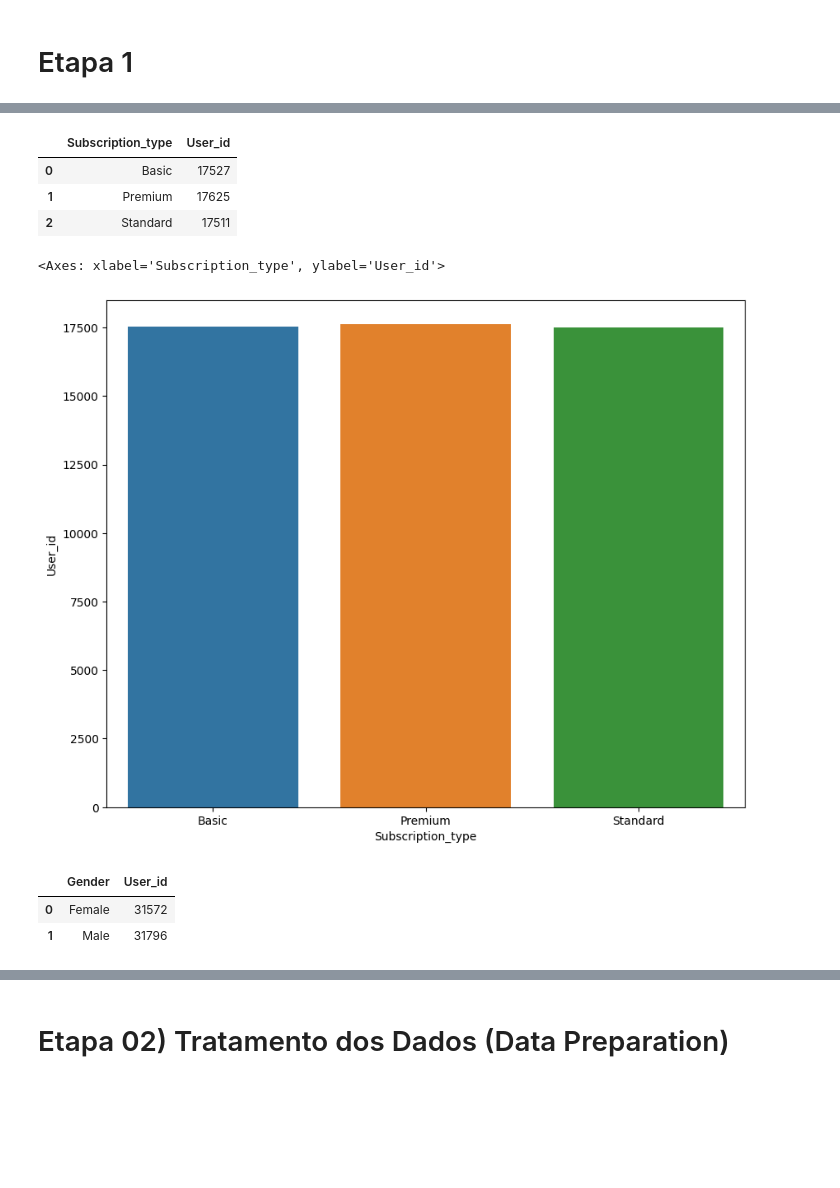
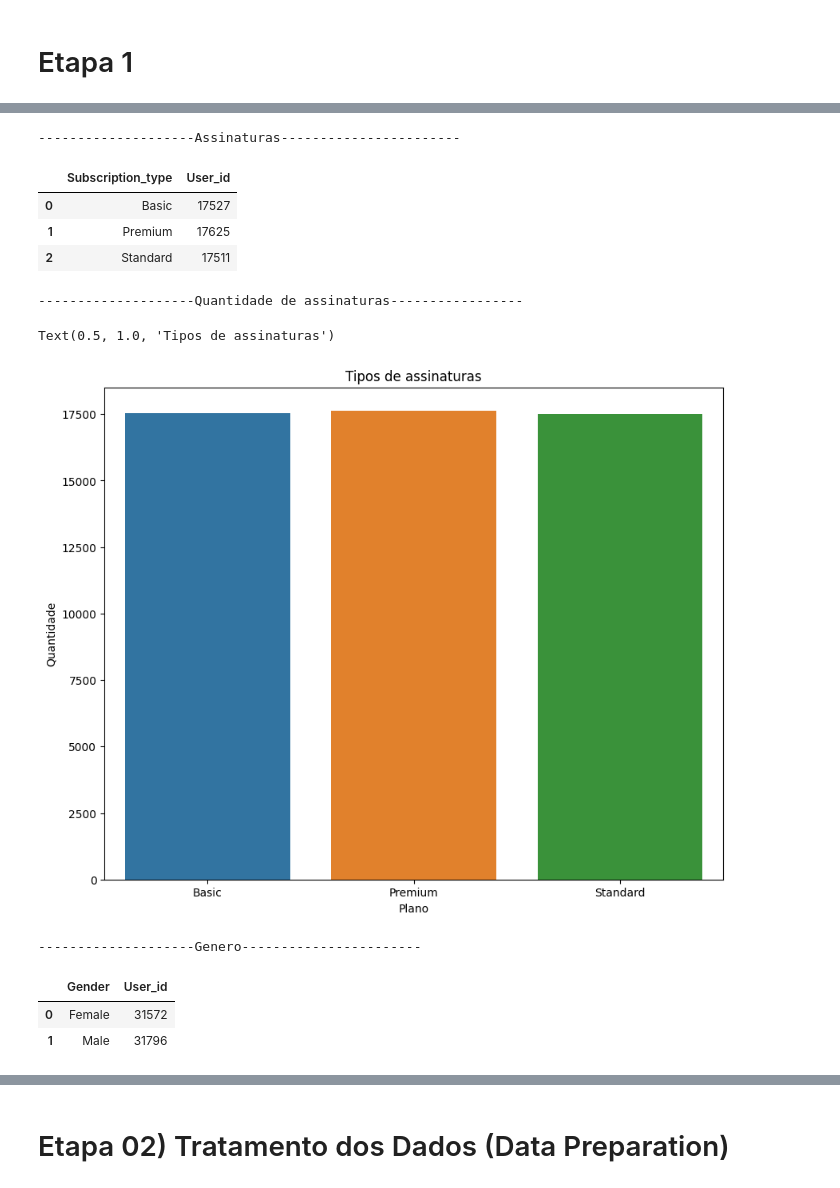
Before and after one commit to VictorVdoS/DNC, a Jupyter notebook: Desafio_6_Preveja_os_usuários_com_alta_chance_de_deixar_seu_Streaming.ipynb, the cells around one changed output, grey strips where cells are left out. Saved outputs shown, nothing was run; the diff lists cells and outputs as text; code cells hidden in the pictures; blank space fills up the shorter version.

```diff
--- a/Desafio_6_Preveja_os_usuários_com_alta_chance_de_deixar_seu_Streaming.ipynb
+++ b/Desafio_6_Preveja_os_usuários_com_alta_chance_de_deixar_seu_Streaming.ipynb
@@ -255,23 +281,35 @@ dtype: int64
 # %%
+#Classificação de assinatura
+print('--------------------Assinaturas-----------------------\n')
 streaming_calc = streaming.groupby('Subscription_type')['User_id'].count().reset_index()
 streaming_calc = pd.DataFrame(streaming_calc)
 streaming_calc
 # %% [output]
+--------------------Assinaturas-----------------------
 |  | Subscription_type | User_id |
 | 0 | Basic | 17527 |
 | 1 | Premium | 17625 |
 | 2 | Standard | 17511 |
 # %%
+#Quantidade de assinaturas
+print('--------------------Quantidade de assinaturas-----------------\n')
 plt.figure(figsize=[10,8])
 sns.barplot(data=streaming_calc, x='Subscription_type', y='User_id')
+plt.ylabel('Quantidade')
+plt.xlabel('Plano')
+plt.title('Tipos de assinaturas')
 # %% [output]
-<Axes: xlabel='Subscription_type', ylabel='User_id'>
+--------------------Quantidade de assinaturas-----------------
+Text(0.5, 1.0, 'Tipos de assinaturas')
-[figure, old version]
+[figure, new version]
 # %%
+#Classificação de assinatura
+print('--------------------Genero-----------------------\n')
 streaming_gender = streaming.groupby('Gender')['User_id'].count().reset_index()
 streaming_gender = pd.DataFrame(streaming_gender)
 streaming_gender
 # %% [output]
+--------------------Genero-----------------------
 |  | Gender | User_id |
 | 0 | Female | 31572 |
 | 1 | Male | 31796 |
```
Also changed, not shown: parts of 57 cells of this notebook.
